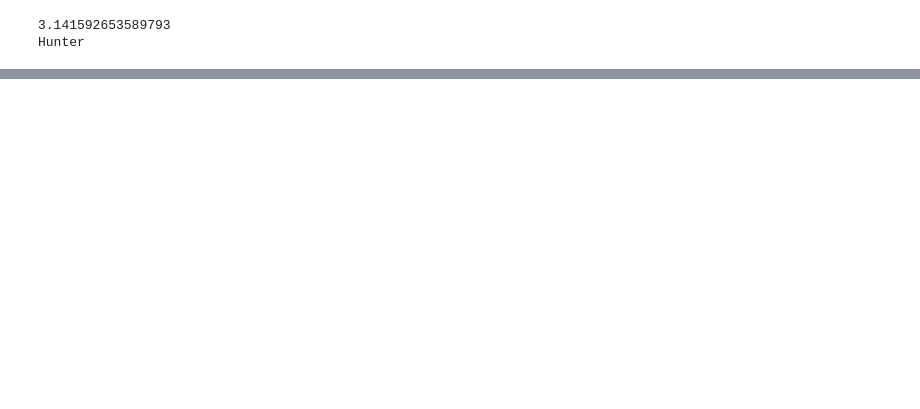
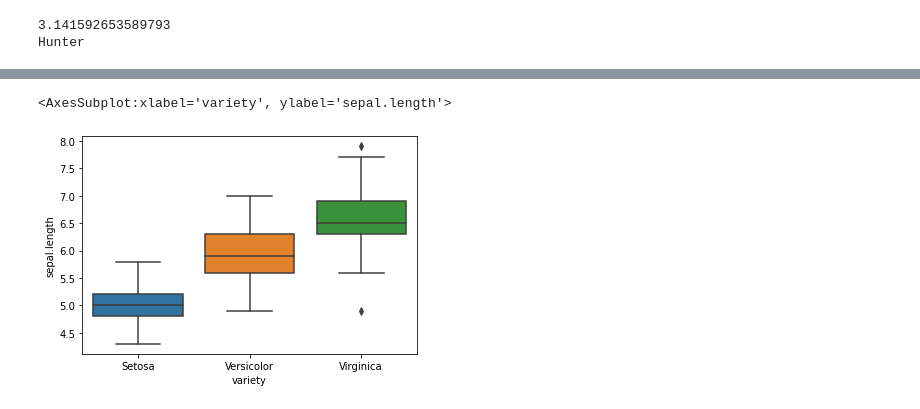
Before and after one commit to hgann/pandas-practice, a Jupyter notebook: practice_day1.ipynb, the cells around one changed output, grey strips where cells are left out. Saved outputs shown, nothing was run; the diff lists cells and outputs as text; code cells hidden in the pictures; blank space fills up the shorter version.

```diff
--- a/practice_day1.ipynb
+++ b/practice_day1.ipynb
@@ -41,0 +229,5 @@ Namespaces are one honking great idea -- let's do more of those!
+# %%
+sns.boxplot(data=dataset, x="variety", y="sepal.length")
+# %% [output]
+<AxesSubplot:xlabel='variety', ylabel='sepal.length'>
+[figure, added]
```
Also changed, not shown: parts of 30 cells of this notebook, 2 other files.
